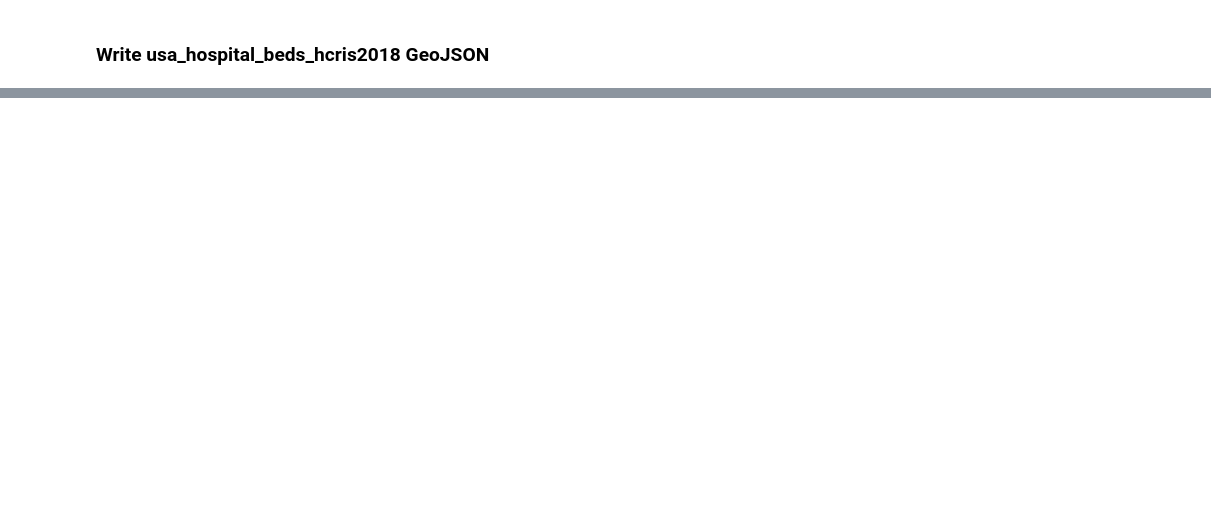
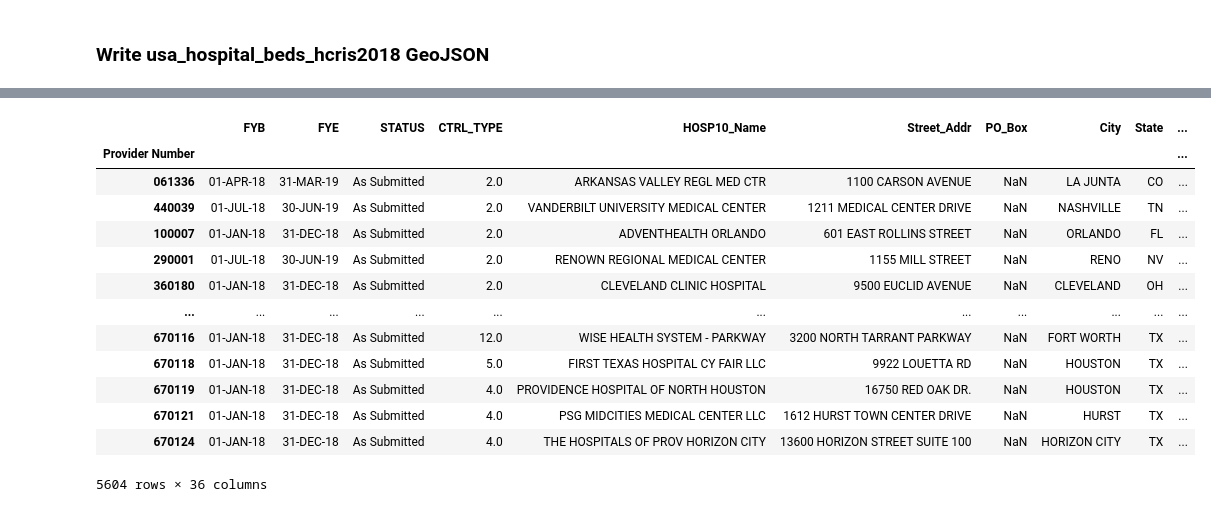
Before and after one commit to covidcaremap/covid19-healthsystemcapacity, a Jupyter notebook: notebooks/processing/02_Process_HCRIS_Data.ipynb, the cells around one changed output, grey strips where cells are left out. Saved outputs shown, nothing was run; the diff lists cells and outputs as text; code cells hidden in the pictures; blank space fills up the shorter version.

```diff
--- a/notebooks/processing/02_Process_HCRIS_Data.ipynb
+++ b/notebooks/processing/02_Process_HCRIS_Data.ipynb
@@ -389,0 +707,17 @@ with open(processed_data_path('usa_hospital_beds_hcris2018.geojson'), 'w') as f:
+# %%
+hcris2018_gdf2.sort_values('ICU Total Staffed Beds', ascending=False)
+# %% [output]
+|  | FYB | FYE | STATUS | CTRL_TYPE | HOSP10_Name | Street_Addr | PO_Box | City | State | ... |
+| Provider Number |  |  |  |  |  |  |  |  |  | ... |
+| 061336 | 01-APR-18 | 31-MAR-19 | As Submitted | 2.0 | ARKANSAS VALLEY REGL MED CTR | 1100 CARSON AVENUE | NaN | LA JUNTA | CO | ... |
+| 440039 | 01-JUL-18 | 30-JUN-19 | As Submitted | 2.0 | VANDERBILT UNIVERSITY MEDICAL CENTER | 1211 MEDICAL CENTER DRIVE | NaN | NASHVILLE | TN | ... |
+| 100007 | 01-JAN-18 | 31-DEC-18 | As Submitted | 2.0 | ADVENTHEALTH ORLANDO | 601 EAST ROLLINS STREET | NaN | ORLANDO | FL | ... |
+| 290001 | 01-JUL-18 | 30-JUN-19 | As Submitted | 2.0 | RENOWN REGIONAL MEDICAL CENTER | 1155 MILL STREET | NaN | RENO | NV | ... |
+| 360180 | 01-JAN-18 | 31-DEC-18 | As Submitted | 2.0 | CLEVELAND CLINIC HOSPITAL | 9500 EUCLID AVENUE | NaN | CLEVELAND | OH | ... |
+| ... | ... | ... | ... | ... | ... | ... | ... | ... | ... | ... |
+| 670116 | 01-JAN-18 | 31-DEC-18 | As Submitted | 12.0 | WISE HEALTH SYSTEM - PARKWAY | 3200 NORTH TARRANT PARKWAY | NaN | FORT WORTH | TX | ... |
+| 670118 | 01-JAN-18 | 31-DEC-18 | As Submitted | 5.0 | FIRST TEXAS HOSPITAL CY FAIR LLC | 9922 LOUETTA RD | NaN | HOUSTON | TX | ... |
+| 670119 | 01-JAN-18 | 31-DEC-18 | As Submitted | 4.0 | PROVIDENCE HOSPITAL OF NORTH HOUSTON | 16750 RED OAK DR. | NaN | HOUSTON | TX | ... |
+| 670121 | 01-JAN-18 | 31-DEC-18 | As Submitted | 4.0 | PSG MIDCITIES MEDICAL CENTER LLC | 1612 HURST TOWN CENTER DRIVE | NaN | HURST | TX | ... |
+| 670124 | 01-JAN-18 | 31-DEC-18 | As Submitted | 4.0 | THE HOSPITALS OF PROV HORIZON CITY | 13600 HORIZON STREET SUITE 100 | NaN | HORIZON CITY | TX | ... |
+5604 rows × 36 columns
```
Also changed, not shown: parts of 37 cells of this notebook, 3 other files.
